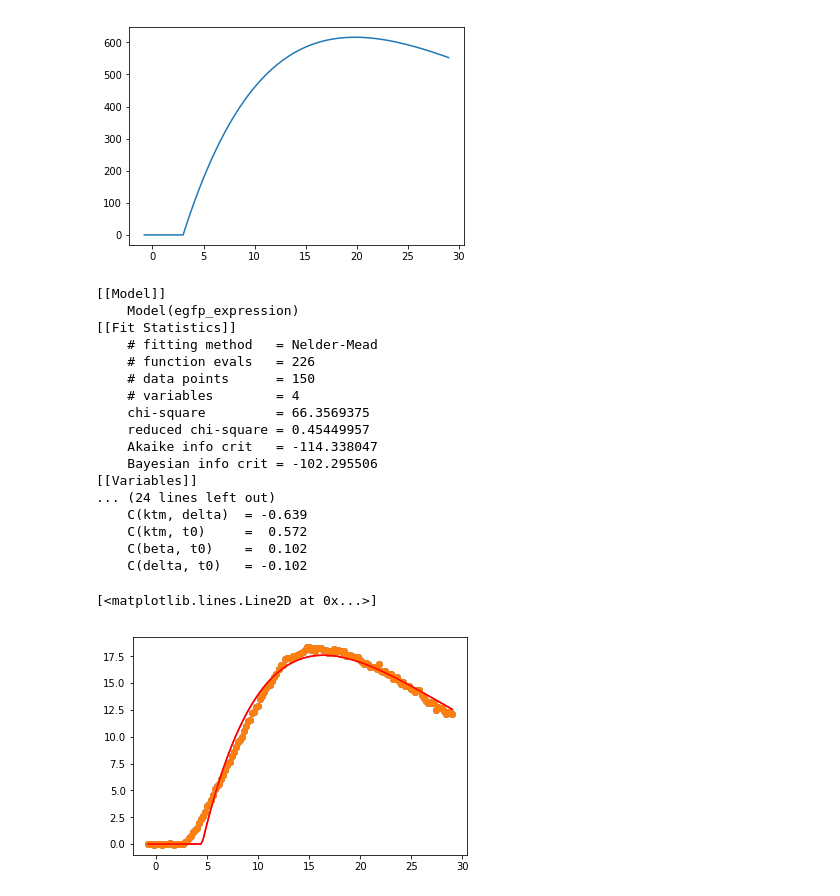
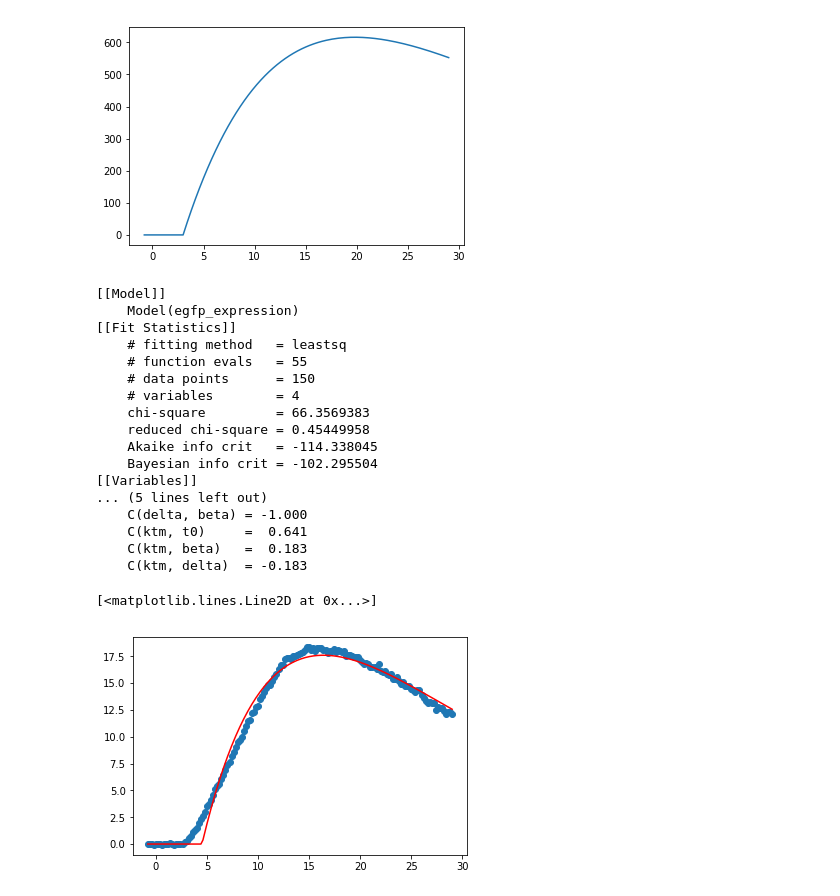
Before and after one commit to hstrey/BME-572-2018, a Jupyter notebook: mRNA fitting.ipynb, the cells around one changed output. Cells and saved outputs as stored; diff of their text form; code cells hidden in the pictures.

```diff
--- a/mRNA fitting.ipynb
+++ b/mRNA fitting.ipynb
@@ -61,43 +58,43 @@ sigma[sigma<=0]=1.0
 # %%
 pars = egfp_mod.make_params()
 pars['ktm'].set(value=3,vary=True,min=0)
-pars['delta'].set(value=0.05,vary=True,min=0)
-pars['beta'].set(value=0.07,vary=True,min=0)
+pars['delta'].set(value=0.03,vary=True,min=0)
+pars['beta'].set(value=0.05,vary=True,min=0)
 pars['t0'].set(value=6,vary=True,min=0)
 
-result0 = egfp_mod.fit(data,pars,t=time,method='nelder')
+#result0 = egfp_mod.fit(data,pars,t=time,method='nelder')
 
-print(result0.fit_report())
+#print(result0.fit_report())
 
-plt.plot(time,data,"o")
-plt.plot(time, result0.best_fit, 'r-')
+#plt.plot(time,data,"o")
+#plt.plot(time, result0.best_fit, 'r-')
 
 result = egfp_mod.fit(data,pars,t=time,method='leastsq')
 
 print(result.fit_report())
 
 plt.plot(time,data,"o")
 plt.plot(time, result.best_fit, 'r-')
 # %% [output]
 [[Model]]
     Model(egfp_expression)
 [[Fit Statistics]]
-    # fitting method   = Nelder-Mead
-    # function evals   = 226
+    # fitting method   = leastsq
+    # function evals   = 55
     # data points      = 150
     # variables        = 4
-    chi-square         = 66.3569375
-    reduced chi-square = 0.45449957
-    Akaike info crit   = -114.338047
-    Bayesian info crit = -102.295506
+    chi-square         = 66.3569383
+    reduced chi-square = 0.45449958
+    Akaike info crit   = -114.338045
+    Bayesian info crit = -102.295504
 [[Variables]]
-... (24 lines left out)
-    C(ktm, delta)  = -0.639
-    C(ktm, t0)     =  0.572
-    C(beta, t0)    =  0.102
-    C(delta, t0)   = -0.102
+... (5 lines left out)
+    C(delta, beta) = -1.000
+    C(ktm, t0)     =  0.641
+    C(ktm, beta)   =  0.183
+    C(ktm, delta)  = -0.183
 [<matplotlib.lines.Line2D at 0x...>]
-[figure, old version]
+[figure, new version]
 # %%
 def chisqTwoStage(t,data,delta,beta,t0,ktm):
     time = t-t0
```
Also changed, not shown: parts of 3 cells of this notebook, 2 other files.
